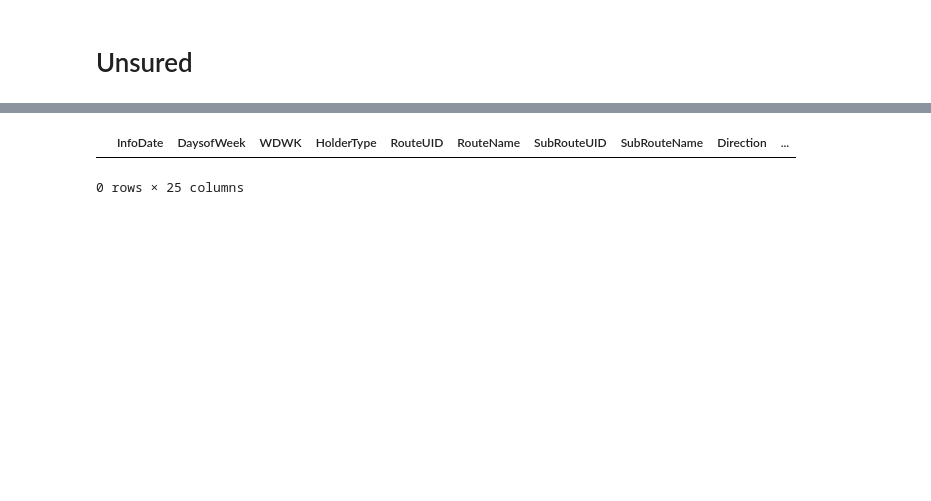
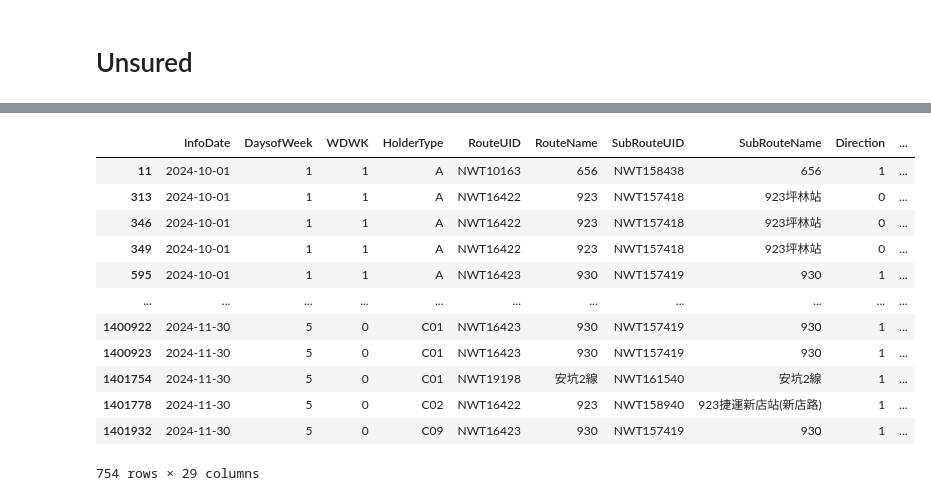
Before and after one commit to KaiChiehKJ/THI-6800-BusTicket, a Jupyter notebook: 03_TicketAnalysisCode.ipynb, the cells around one changed output, grey strips where cells are left out. Cells and saved outputs as stored; diff of their text form; code cells hidden in the pictures; blank space fills up the shorter version.

```diff
--- a/03_TicketAnalysisCode.ipynb
+++ b/03_TicketAnalysisCode.ipynb
@@ -1109,0 +1013,3 @@ See the caveats in the documentation: https://pandas.pydata.org/pandas-docs/stab
+# %%
+dfback = df.copy()
+dftempbackup = df_temp.copy()
@@ -1109,0 +1018,2 @@ See the caveats in the documentation: https://pandas.pydata.org/pandas-docs/stab
+# %%
+df = dftempbackup.copy()
@@ -1109,0 +1022,30 @@ See the caveats in the documentation: https://pandas.pydata.org/pandas-docs/stab
+# %%
+seqfolder = os.path.abspath(os.path.join(os.getcwd(), '..', '..', 'TicketAnalysis', '00_TDX資料下載', '01公車站序資料'))
+df_seq = read_combined_dataframe(file_list=findfiles(seqfolder))
+df_seq = df_seq.reindex(columns = ['RouteUID', 'RouteName_Zh', 'SubRouteUID', 'SubRouteName_Zh', 'Direction', 'StopUID', 'StopName_Zh', 'StopSequence', 'PositionLon', 'PositionLat'])
+# %%
+reindexcolumns = df.columns.tolist()
+donecolumns = df_done.head().columns.tolist()
+df_seq = df_seq.reindex(columns = ['RouteUID', 'SubRouteUID', 'Direction', 'StopUID', 'StopName_Zh', 'StopSequence']).rename(columns = {'StopName_Zh':'StopName'})
+
+
+# 一、用RouteUID、SubRouteUID、StopName的組合再比對一次站序及站點編號 (因比對不到的)
+# 1. 比對起點站名
+mask_boardingseq = df['BoardingStopSequence_S'].isna()
+df_temp = df[mask_boardingseq].copy()
+df_temp = df_temp.drop(columns = ['BoardingStopName_S', 'BoardingStopSequence_S'])
+
+df_temp = pd.merge(df_temp,
+                df_seq.rename(columns = {'StopUID':'BoardingStopUID_S',
+                                            'StopName':'BoardingStopName',
+                                            'StopSequence':'BoardingStopSequence_S'}).drop_duplicates(subset = ['RouteUID', 'SubRouteUID', 'Direction', 'BoardingStopName']),
+                on = ['RouteUID', 'SubRouteUID', 'Direction', 'BoardingStopName'],
+                how = 'left')
+
+mask_boardingstopuid = df_temp['BoardingStopSequence_S'].notna()
+df_temp.loc[mask_boardingstopuid, 'BoardingStopSequence'] = df_temp.loc[mask_boardingstopuid, 'BoardingStopSequence_S']
+# df_temp.loc[mask_boardingstopuid, 'BoardingStopUID'] = df_temp.loc[mask_boardingstopuid, 'BoardingStopUID_S']
+# df = pd.concat([df[~mask_boardingseq],
+#                 df_temp]).sort_index()
+
+df = df.reindex(columns=reindexcolumns)
@@ -1110,8 +1114,21 @@ See the caveats in the documentation: https://pandas.pydata.org/pandas-docs/stab
+# %%
+df_temp[df_temp['BoardingStopUID'] == df_temp['DeboardingStopUID']]
+# %% [output]
+|  | InfoDate | DaysofWeek | WDWK | HolderType | RouteUID | RouteName | SubRouteUID | SubRouteName | Direction | ... |
+| 11 | 2024-10-01 | 1 | 1 | A | NWT10163 | 656 | NWT158438 | 656 | 1 | ... |
+| 313 | 2024-10-01 | 1 | 1 | A | NWT16422 | 923 | NWT157418 | 923坪林站 | 0 | ... |
+| 346 | 2024-10-01 | 1 | 1 | A | NWT16422 | 923 | NWT157418 | 923坪林站 | 0 | ... |
+| 349 | 2024-10-01 | 1 | 1 | A | NWT16422 | 923 | NWT157418 | 923坪林站 | 0 | ... |
+| 595 | 2024-10-01 | 1 | 1 | A | NWT16423 | 930 | NWT157419 | 930 | 1 | ... |
+| ... | ... | ... | ... | ... | ... | ... | ... | ... | ... | ... |
+| 1400922 | 2024-11-30 | 5 | 0 | C01 | NWT16423 | 930 | NWT157419 | 930 | 1 | ... |
+| 1400923 | 2024-11-30 | 5 | 0 | C01 | NWT16423 | 930 | NWT157419 | 930 | 1 | ... |
+| 1401754 | 2024-11-30 | 5 | 0 | C01 | NWT19198 | 安坑2線 | NWT161540 | 安坑2線 | 1 | ... |
+| 1401778 | 2024-11-30 | 5 | 0 | C02 | NWT16422 | 923 | NWT158940 | 923捷運新店站(新店路) | 1 | ... |
+| 1401932 | 2024-11-30 | 5 | 0 | C09 | NWT16423 | 930 | NWT157419 | 930 | 1 | ... |
+754 rows × 29 columns
 # %%
-df[df['BoardingStopUID'] == df['DeboardingStopUID']]
+df_done[df_done['BoardingStopUID'] == df_done['DeboardingStopUID']]
-# %% [output]
-|  | InfoDate | DaysofWeek | WDWK | HolderType | RouteUID | RouteName | SubRouteUID | SubRouteName | Direction | ... |
-0 rows × 25 columns
 # %%
 df[df['BoardingStopName', ]]
 # %%
```
Also changed, not shown: parts of 12 cells of this notebook.
